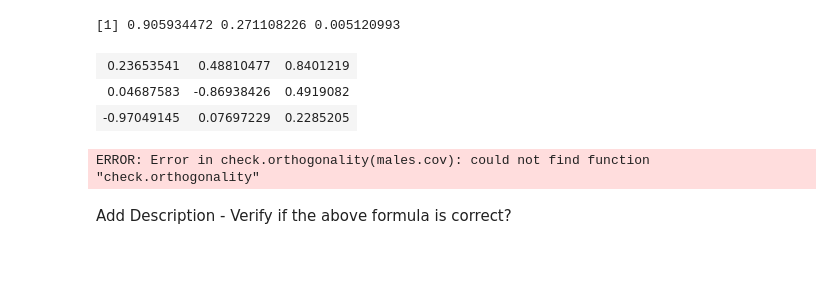
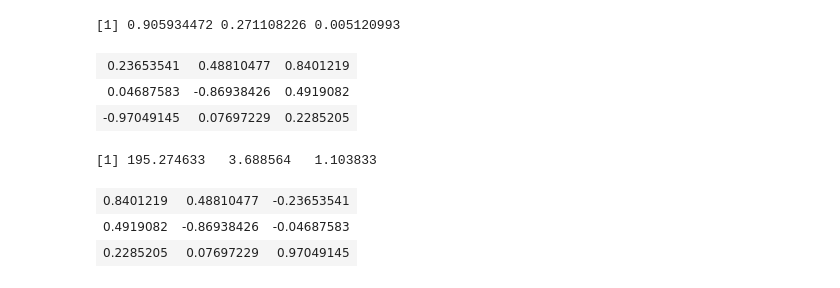
Before and after one commit to michael-huber2772/STAT5650, a Jupyter notebook: Assignments/Assignment1/Homework_1.ipynb, the cells around one changed output. Drawn from its saved outputs; the diff is of its cells as text; code cells hidden in the pictures; blank space fills up the shorter version.

```diff
--- a/Assignments/Assignment1/Homework_1.ipynb
+++ b/Assignments/Assignment1/Homework_1.ipynb
@@ -181,17 +205,20 @@ of the covariance matrix. What is the relationship between the eigenvalues and e
 of a covariance matrix and its inverse?
 # %%
 inv.males.cov <- solve(males.cov)
-males.eig <- eigen(inv.males.cov)
-males.eig$values
-males.eig$vectors
+inv.males.eig <- eigen(inv.males.cov)
+inv.males.eig$values
+inv.males.eig$vectors
 # %% [output]
 [1] 0.905934472 0.271108226 0.005120993
 | 0.23653541 | 0.48810477 | 0.8401219 |
 | 0.04687583 | -0.86938426 | 0.4919082 |
 | -0.97049145 | 0.07697229 | 0.2285205 |
-# %%
-check.orthogonality(males.cov)
-# %% [output]
-ERROR: Error in check.orthogonality(males.cov): could not find function "check.orthogonality"
-# %% [markdown]
-Add Description - Verify if the above formula is correct?
+# %%
+males.eig <- eigen(males.cov)
+males.eig$values
+males.eig$vectors
+# %% [output]
+[1] 195.274633   3.688564   1.103833
+| 0.8401219 | 0.48810477 | -0.23653541 |
+| 0.4919082 | -0.86938426 | -0.04687583 |
+| 0.2285205 | 0.07697229 | 0.97049145 |
```
Also changed, not shown: parts of 26 cells of this notebook, 14 other files.
